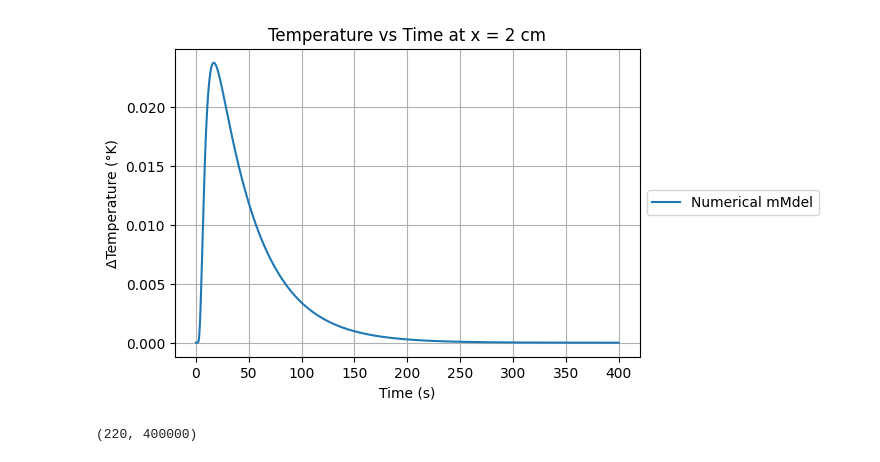
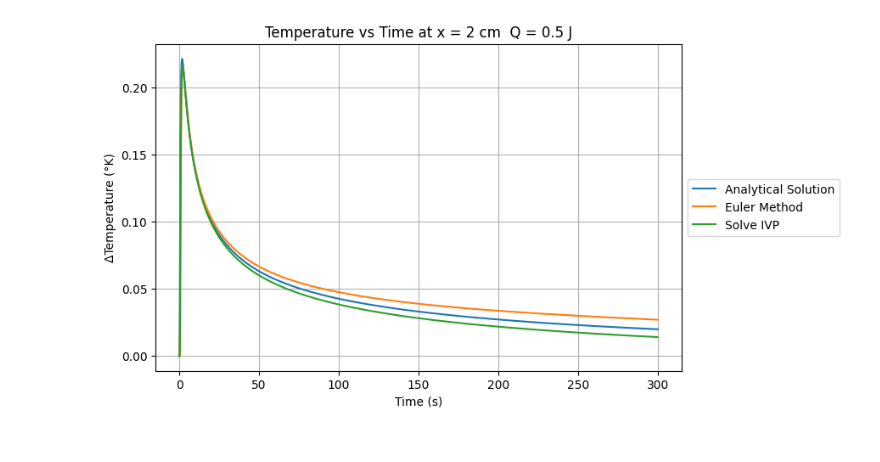
Before and after one commit to yashmohod/Thermal-Diffusion, a Jupyter notebook: Demo.ipynb, the cells around one changed output. Drawn from its saved outputs; the diff is of its cells as text; code cells hidden in the pictures.

```diff
--- a/Demo.ipynb
+++ b/Demo.ipynb
@@ -8,10 +8,10 @@ from scipy.integrate import solve_ivp
 # variable setup
 
 # room temperature
-T_air = 23 #dgree C
+T_air = 23 #degree C
 
 # duration of the graph staring at t0 = 0  to tf = t0 + dur
-dur = 400# s
+dur = 300# s
 
 
 """
@@ -19,7 +19,7 @@ Experiment Constants
 """
 
 # heat input
-Q = 0.43628157956086594 #J
+Q = 0.5 #J
 
 # thermal conductivity
 kappa = 4.01 # W cm^-1 K^-1
@@ -42,7 +42,7 @@ att = 0.5 #sec
 ROD Conditions
 """
 # length of rod
-rodLen = 22 # cm
+rodLen = 80 # cm
 # radius of the cross section area
 a =0.5*(1/8)*2.54  # cm
 # cross section area
@@ -75,12 +75,8 @@ bcS[1] = 1
 heatlossBool = True
 
 # position of heater
+# (this is the center of the heater so make sure atX > heater length to avoid array indexing error)
 atX = rodLen/2
-
-
-# time domain (for ploting and analytical method )
-t = np.arange(0,dur,dt)
-
 
 # convectiveHeatTransfer factor
 h =0.0003
@@ -87,19 +86,27 @@ h =0.0003
 # %%
-y= TS.numMetVec(dur,rodLen,dt,dx,kappa,att,atX,heaterLen,bcT,ic,h,heatlossBool,Q,a,s,bcS)
+# Euler Method
+y,y_t= TS.EulerMethod(dur,rodLen,dt,dx,kappa,att,atX,heaterLen,bcT,ic,h,heatlossBool,Q,a,s,bcS)
+# %%
+# Solve IVP Method
+solve_ivp_solution = TS.SolveIVP_Method(dur,rodLen,dt,dx,kappa,att,atX,heaterLen,bcT,ic,h,heatlossBool,Q,a,s,bcS)
+# %%
+# Analytical Solution
+ana,ana_t = TS.anaMet(Q,A,kappa,s,dur,d,h,a,True,0,dt)
 # %%
-# position of the rod where you want to see the temp vs time graph
-d = 2 # cm
+# Plot Scale
+scale = 1
 
-plt.figure(figsize=(6, 4))
-plt.plot(t,y[int(d/dx),:],label = 'Numerical mMdel')
+plt.figure(figsize=(8*scale, 5*scale))
+
+plt.plot(ana_t,ana,label = 'Analytical Solution')
+plt.plot(y_t,y[int((atX/dx)+(d)/dx),:],label = 'Euler Method')
+plt.plot(solve_ivp_solution.t,solve_ivp_solution.y[int((atX/dx)+(d)/dx)],label = 'Solve IVP')
+
+
 plt.legend(loc='center left', bbox_to_anchor=(1, 0.5))
 plt.xlabel("Time (s)")
 plt.ylabel("ΔTemperature (°K)")
-plt.title("Temperature vs Time at x = 2 cm")
+plt.title("Temperature vs Time at x = "+str(d)+" cm  Q = "+str(Q)+" J")
 plt.grid()
 # %% [output]
-[figure, old version]
+[figure, new version]
-# %%
-y.shape
-# %% [output]
-(220, 400000)
```
Also changed, not shown: parts of 4 cells of this notebook, 2 other files.
